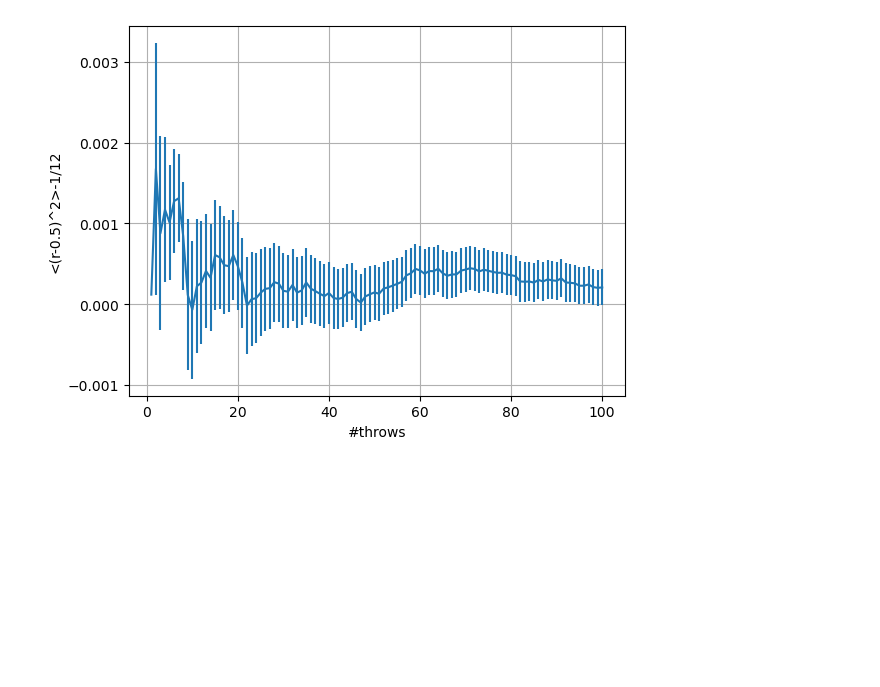
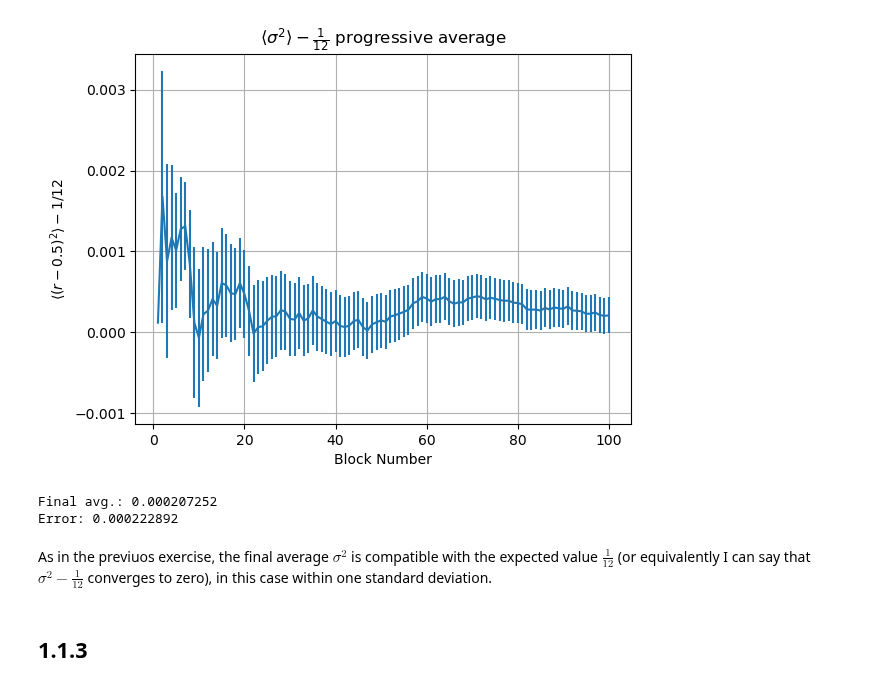
Before and after one commit to YggdrasilUrthr/NSL, a Jupyter notebook: Lab1/Ex1.ipynb, the cells around one changed output. Saved outputs shown, nothing was run; the diff lists cells and outputs as text; code cells hidden in the pictures; blank space fills up the shorter version.

```diff
--- a/Lab1/Ex1.ipynb
+++ b/Lab1/Ex1.ipynb
@@ -25,10 +43,15 @@ plt.show()
 # %%
 avg_prog, error_prog = np.loadtxt(csv_path + "Ex1_1_2.csv", delimiter=',', usecols=(0, 1), unpack=True)
 
 plt.errorbar(x,avg_prog,yerr=error_prog)
-plt.xlabel('#throws')
-plt.ylabel('<(r-0.5)^2>-1/12')
+plt.xlabel('Block Number')
+plt.ylabel(r'$\langle(r-0.5)^2\rangle-1/12$')
+plt.title(r'$\langle \sigma^2 \rangle - \frac{1}{12}$ progressive average')
 plt.grid(True)
 plt.show()
+
+print("Final avg.: {}\nError: {}".format(avg_prog[-1], error_prog[-1]))
 # %% [output]
-[figure, old version]
+[figure, new version]
+Final avg.: 0.000207252
+Error: 0.000222892
@@ -38,0 +58,4 @@ def param_chi(x, a):
+# %% [markdown]
+As in the previuos exercise, the final average $\sigma^2$ is compatible with the expected value $\frac{1}{12}$ (or equivalently I can say that $\sigma^2 - \frac{1}{12}$ converges to zero), in this case within one standard deviation.
+# %% [markdown]
+## 1.1.3
```
Also changed, not shown: parts of 26 cells of this notebook, 4 other files.
